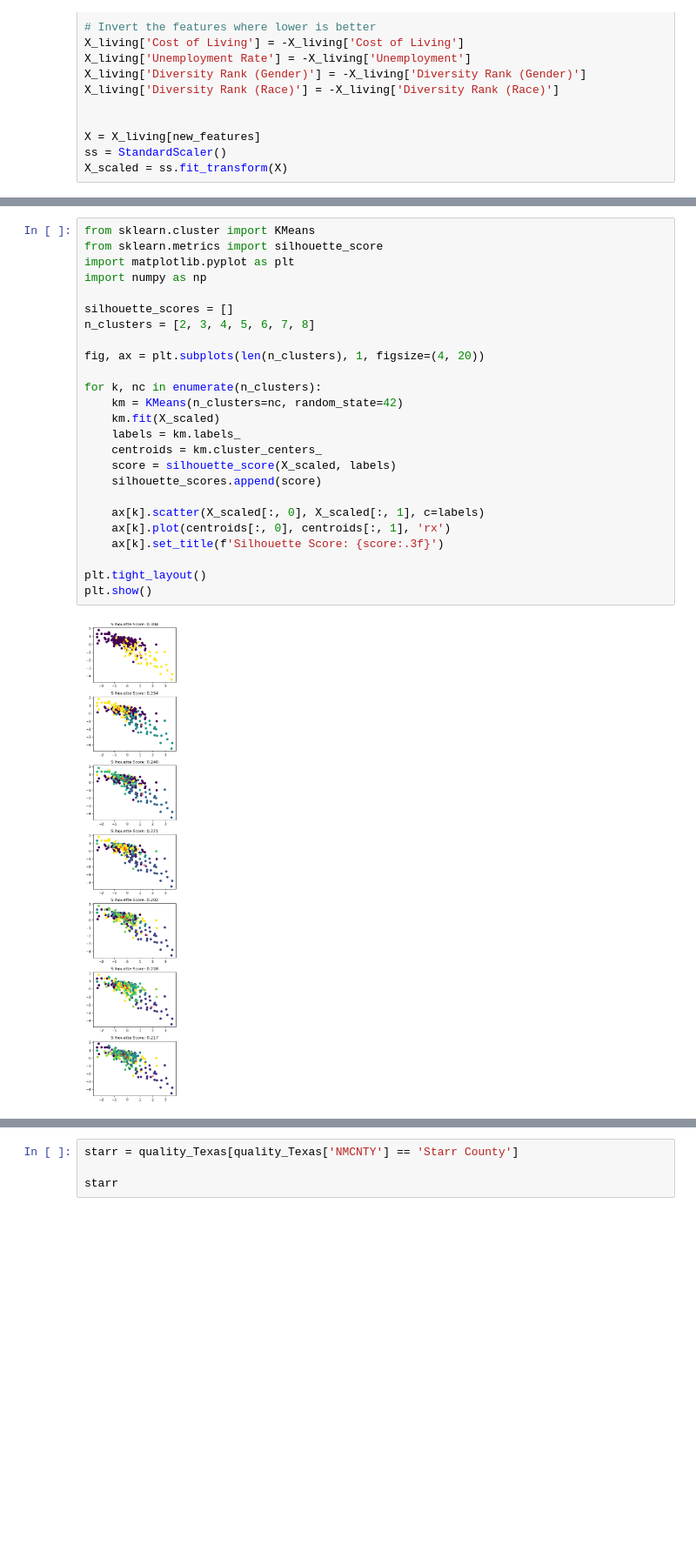
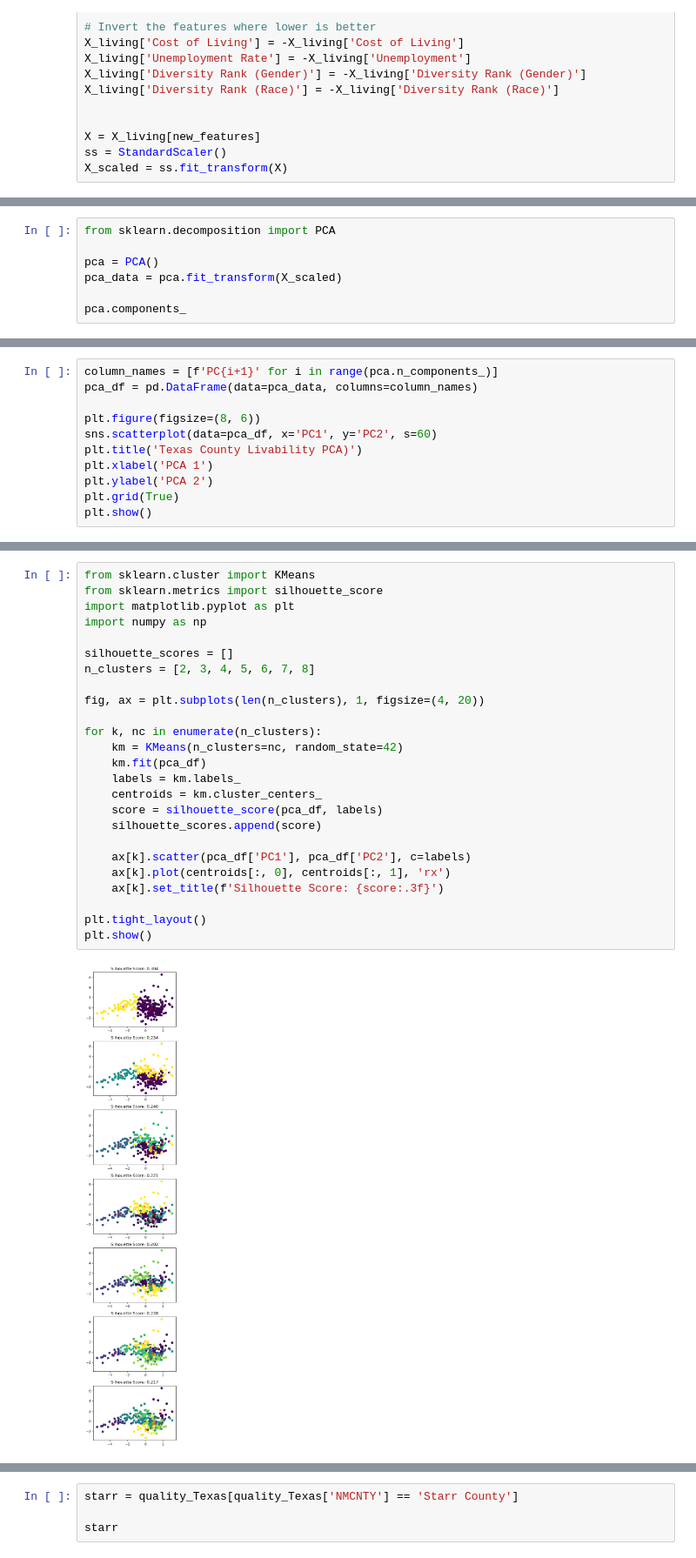
Before and after one commit to joinja01/Joiner_Norton_Walkability, a Jupyter notebook: qualityoflifetexas.ipynb, the cells around one changed output, grey strips where cells are left out. Shown at 87% size. Saved outputs shown, nothing was run; the diff lists cells and outputs as text; blank space fills up the shorter version.

```diff
--- a/qualityoflifetexas.ipynb
+++ b/qualityoflifetexas.ipynb
@@ -158,0 +169,7 @@ X_scaled = ss.fit_transform(X)
+# %%
+from sklearn.decomposition import PCA
+
+pca = PCA()
+pca_data = pca.fit_transform(X_scaled)
+
+pca.components_
@@ -158,0 +191,11 @@ X_scaled = ss.fit_transform(X)
+# %%
+column_names = [f'PC{i+1}' for i in range(pca.n_components_)]
+pca_df = pd.DataFrame(data=pca_data, columns=column_names)
+
+plt.figure(figsize=(8, 6))
+sns.scatterplot(data=pca_df, x='PC1', y='PC2', s=60)
+plt.title('Texas County Livability PCA)')
+plt.xlabel('PCA 1')
+plt.ylabel('PCA 2')
+plt.grid(True)
+plt.show()
@@ -159,27 +212,27 @@ X_scaled = ss.fit_transform(X)
 # %%
 from sklearn.cluster import KMeans
 from sklearn.metrics import silhouette_score
 import matplotlib.pyplot as plt
 import numpy as np
 
 silhouette_scores = []
 n_clusters = [2, 3, 4, 5, 6, 7, 8]
 
 fig, ax = plt.subplots(len(n_clusters), 1, figsize=(4, 20))
 
 for k, nc in enumerate(n_clusters):
     km = KMeans(n_clusters=nc, random_state=42)
-    km.fit(X_scaled)
+    km.fit(pca_df)
     labels = km.labels_
     centroids = km.cluster_centers_
-    score = silhouette_score(X_scaled, labels)
+    score = silhouette_score(pca_df, labels)
     silhouette_scores.append(score)
 
-    ax[k].scatter(X_scaled[:, 0], X_scaled[:, 1], c=labels)
+    ax[k].scatter(pca_df['PC1'], pca_df['PC2'], c=labels)
     ax[k].plot(centroids[:, 0], centroids[:, 1], 'rx')
     ax[k].set_title(f'Silhouette Score: {score:.3f}')
 
 plt.tight_layout()
 plt.show()
 # %% [output]
-[figure, old version]
+[figure, new version]
```
Also changed, not shown: parts of 18 cells of this notebook.
